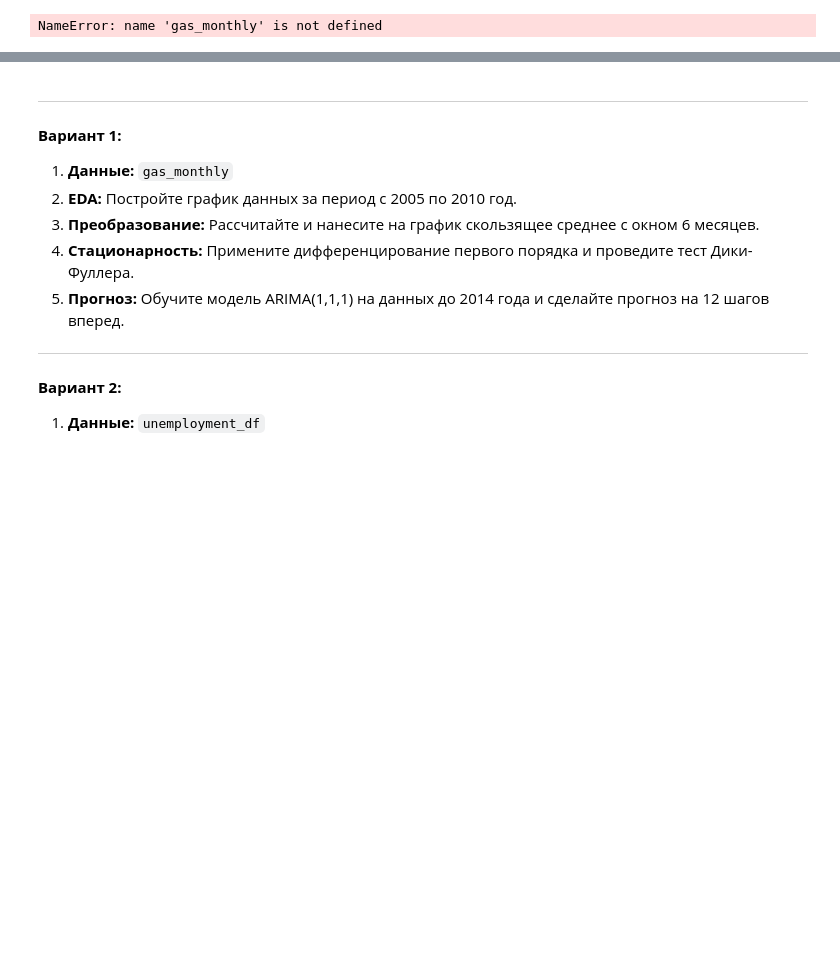
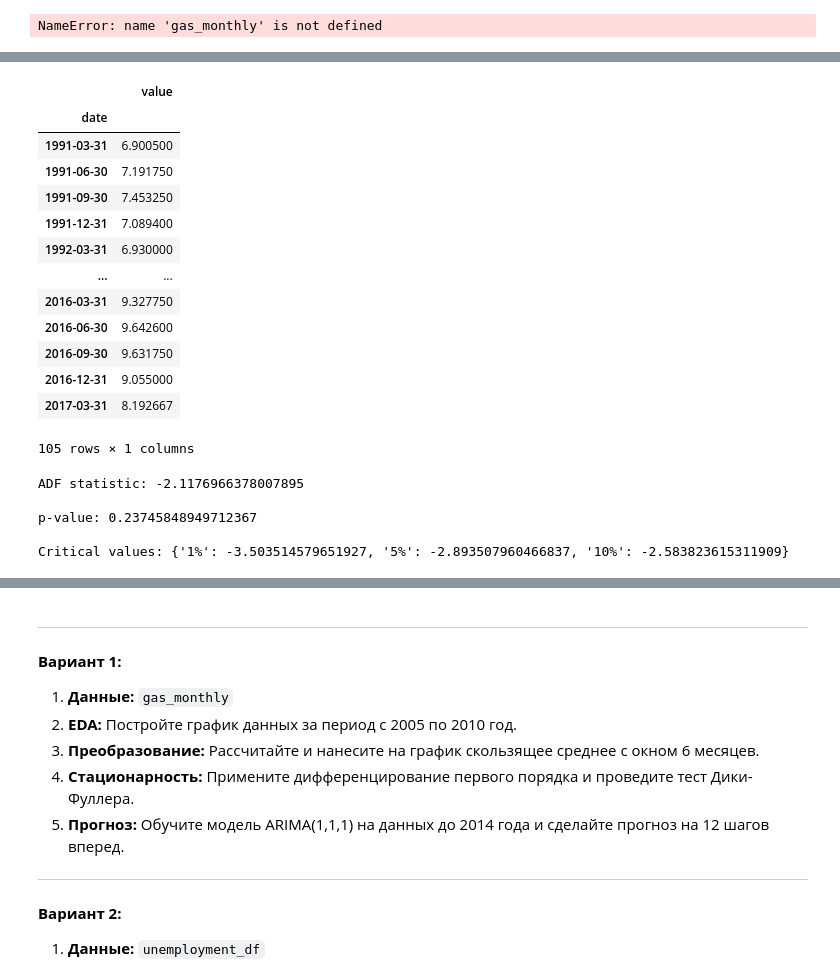
Before and after one commit to burlovvasya/Python_for_data_analysis, a Jupyter notebook: Лабораторная работа 3.1/bi_lw_03_Time_Series_Burlov.ipynb, the cells around one changed output, grey strips where cells are left out. Saved outputs shown, nothing was run; the diff lists cells and outputs as text; code cells hidden in the pictures; blank space fills up the shorter version.

```diff
--- a/Лабораторная работа 3.1/bi_lw_03_Time_Series_Burlov.ipynb
+++ b/Лабораторная работа 3.1/bi_lw_03_Time_Series_Burlov.ipynb
@@ -521,0 +560,40 @@ NameError: name 'gas_monthly' is not defined
+# %%
+# 3. Преобразование: Агрегируйте данные до квартальной частоты ('Q'), используя медиану.
+df_q = gas_monthly.resample('Q').median()
+df_q
+# %% [output]
+|  | value |
+| date |  |
+| 1991-03-31 | 6.900500 |
+| 1991-06-30 | 7.191750 |
+| 1991-09-30 | 7.453250 |
+| 1991-12-31 | 7.089400 |
+| 1992-03-31 | 6.930000 |
+| ... | ... |
+| 2016-03-31 | 9.327750 |
+| 2016-06-30 | 9.642600 |
+| 2016-09-30 | 9.631750 |
+| 2016-12-31 | 9.055000 |
+| 2017-03-31 | 8.192667 |
+105 rows × 1 columns
+# %%
+# 4. Стационарность: Проверьте агрегированный ряд на стационарность.
+series = df_q['value'].dropna()
+result = adfuller(series)
+
+adf_stat = result[0]
+p_value  = result[1]
+crit_vals = result[4]
+
+print('\nADF statistic:', adf_stat)
+print()
+print('p-value:', p_value)
+print()
+print('Critical values:', crit_vals)
+print()
+# %% [output]
+ADF statistic: -2.1176966378007895
+
+p-value: 0.23745848949712367
+
+Critical values: {'1%': -3.503514579651927, '5%': -2.893507960466837, '10%': -2.583823615311909}
```
Also changed, not shown: parts of 5 cells of this notebook.
